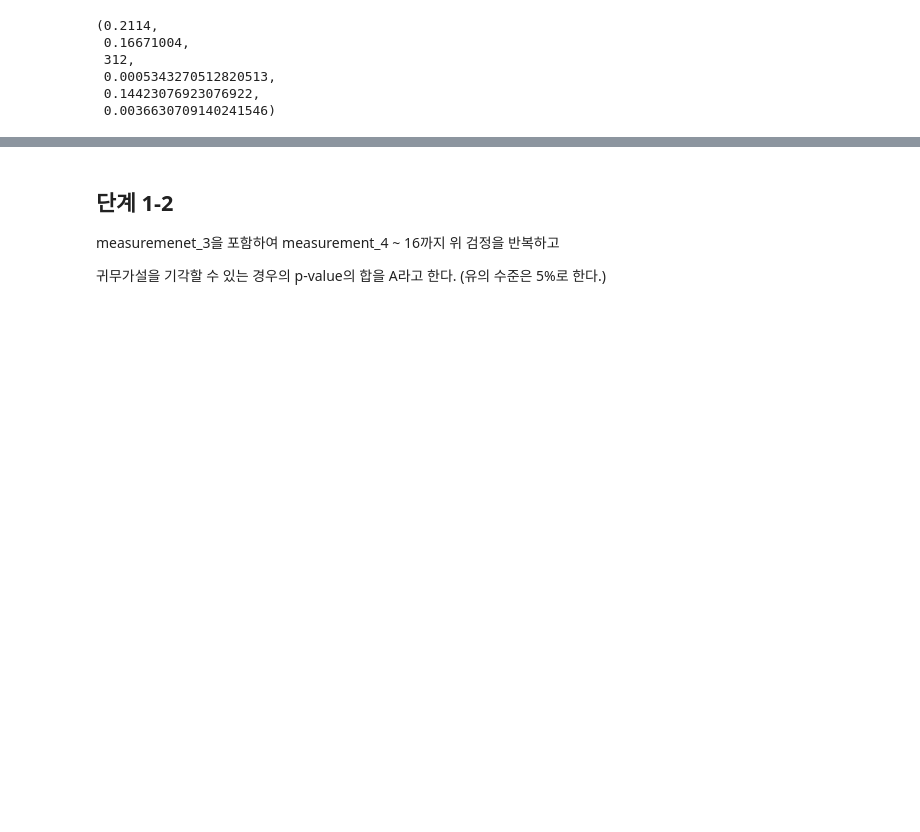
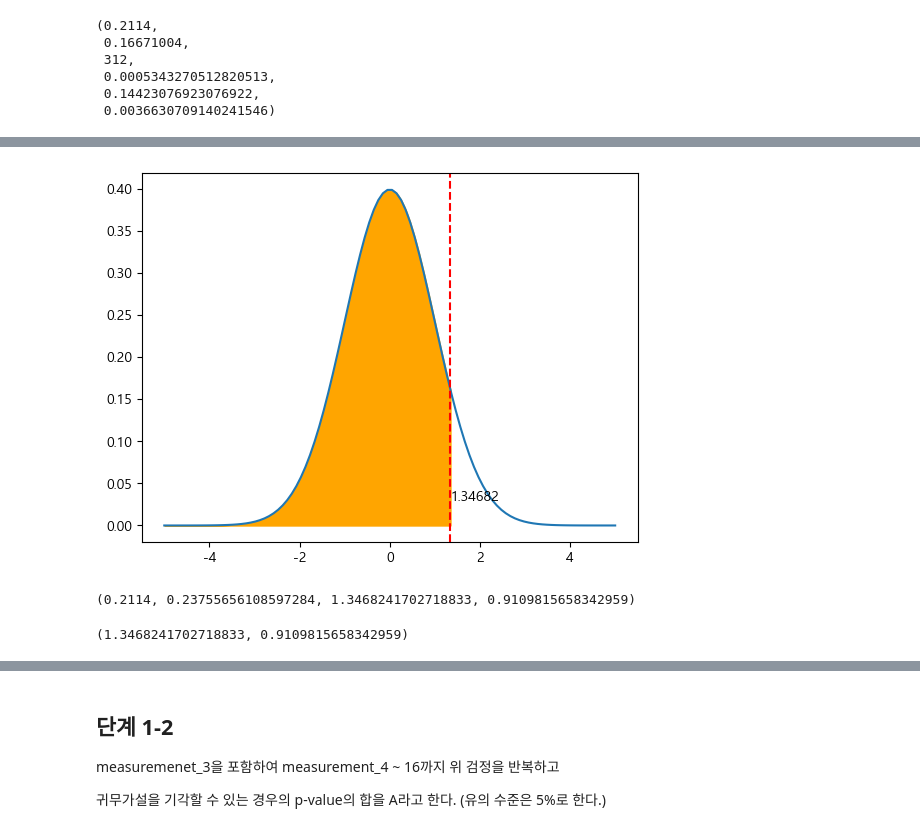
Before and after one commit to sunkusun9/DS_Lv3_2306_2, a Jupyter notebook: sec_ds_lv3_prob1_prob.ipynb, the cells around one changed output, grey strips where cells are left out. Cells and saved outputs as stored; diff of their text form; code cells hidden in the pictures; blank space fills up the shorter version.

```diff
--- a/sec_ds_lv3_prob1_prob.ipynb
+++ b/sec_ds_lv3_prob1_prob.ipynb
@@ -412,0 +425,35 @@ chi2_contingency(
+# %%
+# 표준정규 분포를 이용한 pvalue 도출을 그래프로 설명
+col = 'isna_{}'.format(4)
+P_var = P_true * (1 - P_true)
+n_samples = df_basetable[col].sum()
+P_missing_true = df_basetable.loc[df_basetable[col], 'failure'].mean()
+P_missing_var = P_var / n_samples
+P_missing_std = P_missing_var ** 0.5
+
+stat = (P_missing_true - P_true) / P_missing_std
+
+plt.plot(np.linspace(-5, 5, 100), norm.pdf(np.linspace(-5, 5, 100)))
+plt.axvline(stat, color='red', linestyle='--')
+plt.text(stat, 0.03, str(stat)[:7])
+plt.fill_between(np.linspace(-5, stat, 100), np.zeros(shape=100),
+                norm.pdf(np.linspace(-5, stat, 100)), color='orange')
+
+plt.show()
+# %% [output]
+[figure, added]
+# %%
+P_true, P_missing_true, stat, norm.cdf(stat)
+# %% [output]
+(0.2114, 0.23755656108597284, 1.3468241702718833, 0.9109815658342959)
+# %%
+from statsmodels.stats.proportion import proportions_ztest
+proportions_ztest(
+    count = df_basetable.loc[df_basetable['isna_4'], 'failure'].sum(), # positive의 수
+    nobs = df_basetable['isna_4'].sum(), # 전체 관측수
+    value = P_true, # 귀무가설에서의 비율
+    alternative = 'smaller', # 대립가설의 종류
+    prop_var = P_true # 분산 계산시 사용할 비율
+)
+# %% [output]
+(1.3468241702718833, 0.9109815658342959)
```
Also changed, not shown: parts of 36 cells of this notebook.
